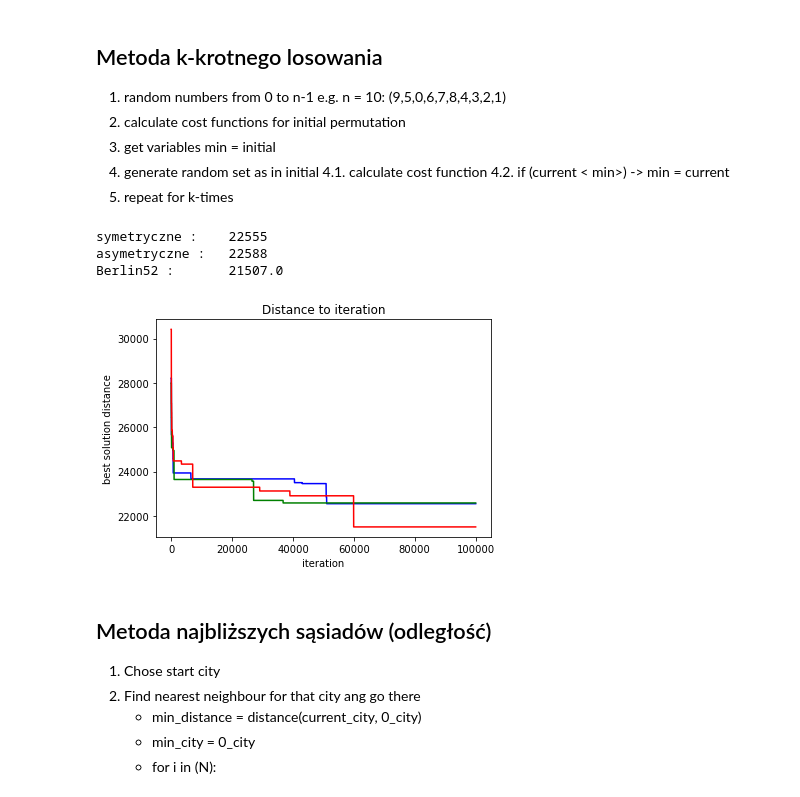
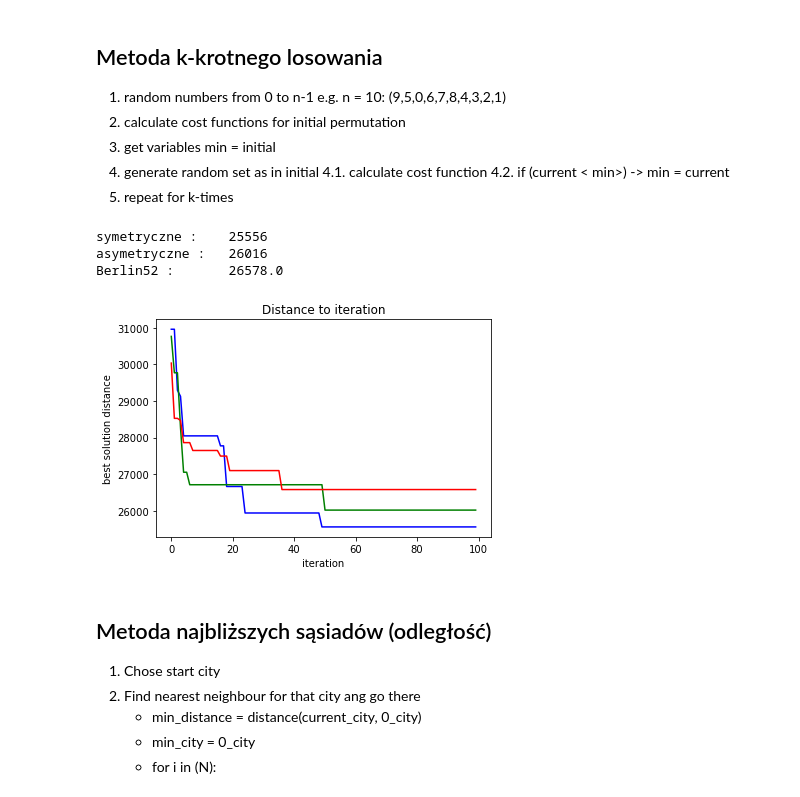
Before and after one commit to T2ooomasz/Algorytmy-Metaheurystyczne, a Jupyter notebook: testy.ipynb, the cells around one changed output. Cells and saved outputs as stored; diff of their text form; code cells hidden in the pictures.

```diff
--- a/testy.ipynb
+++ b/testy.ipynb
@@ -122,7 +150,7 @@ def get_weight(cities_list, Distance_Matrix):
 5. repeat for k-times
 # %%
 N = 120 # number of cities for random matrix
-k = 100000 # number of samples
+k = 100 # number of samples
 Xsym = [None]*k
 Xasym = [None]*k
 Xber = [None]*k
@@ -159,37 +187,37 @@ for i in range(k):
     new_trace = random.sample(range(N),N)
     new_weight = get_weight(new_trace, Matrixx_asym)# = funkcja liczaca wage
     if (new_weight < min_weight_asym):
         min_weight_asym = new_weight
         trace_asym = new_trace
     Xasym[i] = min_weight_asym
 
 for i in range(k):
     new_trace = random.sample(range(Nber),Nber)
     new_weight = get_weight(new_trace, Matrixx_ber)# = funkcja liczaca wage
     if (new_weight < min_weight_ber):
         min_weight_ber = new_weight
         trace_ber = new_trace
     Xber[i] = min_weight_ber
 
 print('symetryczne : \t', min_weight_sym)
 print('asymetryczne : \t', min_weight_asym)
 print('Berlin52 : \t', min_weight_ber)
 #print(number_of_better_solution)
 
 plt.plot(Xsym, '-b')
 plt.plot(Xasym, '-g')
 plt.plot(Xber, '-r')
 plt.xlabel('iteration')
 plt.ylabel('best solution distance')
 # giving a title to my graph
 plt.title('Distance to iteration')
 plt.show()
 #print_solution(trace)
 # %% [output]
-symetryczne :    22555
-asymetryczne :   22588
-Berlin52 :       21507.0
+symetryczne :    25556
+asymetryczne :   26016
+Berlin52 :       26578.0
-[figure, old version]
+[figure, new version]
 # %% [markdown]
 ## Metoda najbliższych sąsiadów (odległość)
 1. Chose start city
```
Also changed, not shown: parts of 7 cells of this notebook, 28 other files.
